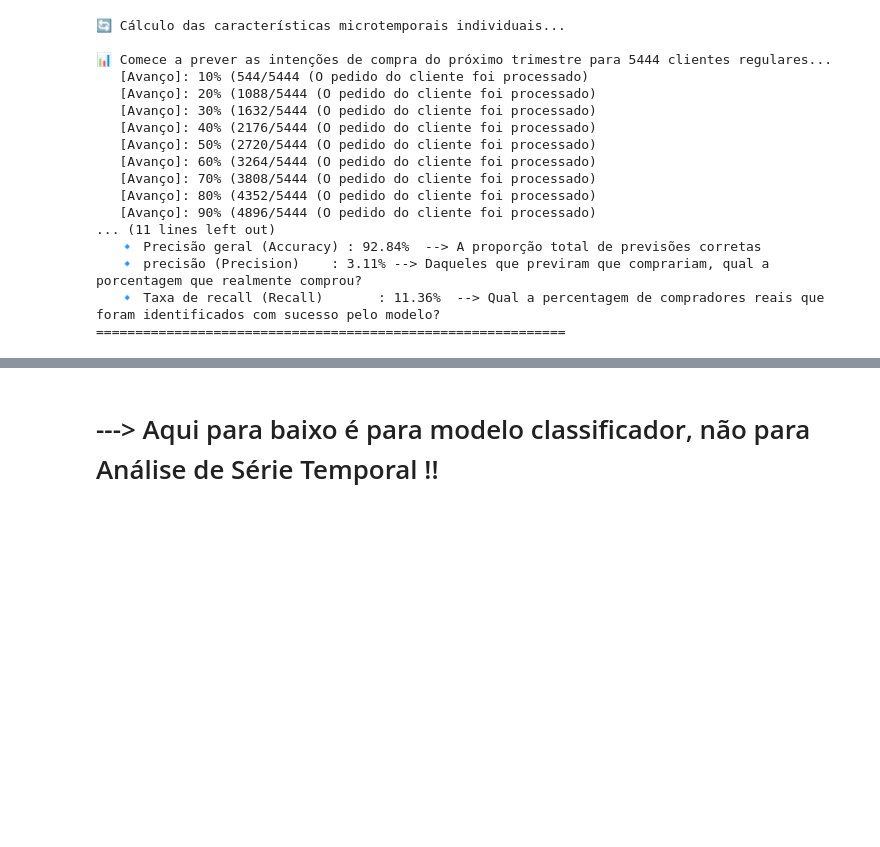
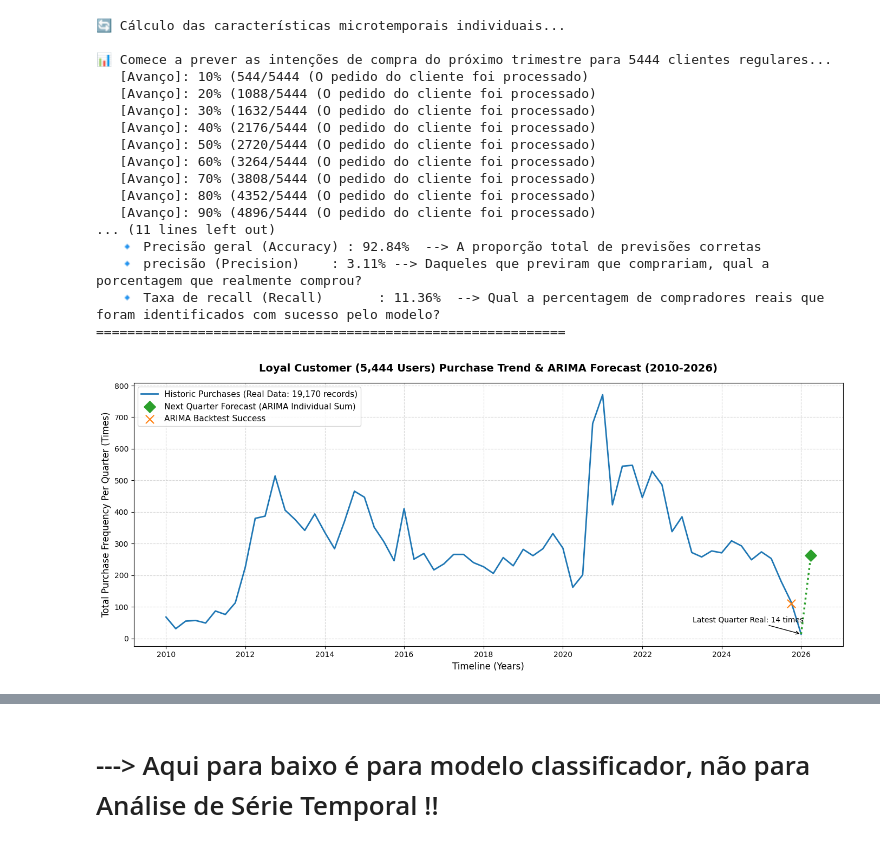
Before and after one commit to luuizfr/PE_Sistema_Automotivo, a Jupyter notebook: PE_Sistema_Automotivo.ipynb, the cells around one changed output, grey strips where cells are left out. Saved outputs shown, nothing was run; the diff lists cells and outputs as text; code cells hidden in the pictures; blank space fills up the shorter version.

```diff
--- a/PE_Sistema_Automotivo.ipynb
+++ b/PE_Sistema_Automotivo.ipynb
@@ -1668,3 +1670,85 @@ print('='*60)
    🔹 precisão (Precision)    : 3.11% --> Daqueles que previram que comprariam, qual a porcentagem que realmente comprou?
    🔹 Taxa de recall (Recall)       : 11.36%  --> Qual a percentagem de compradores reais que foram identificados com sucesso pelo modelo?
 ============================================================
+# %%
+# 主要目的是「將熟客的歷史購買數據畫成趨勢圖，並在圖表末端延伸出未來的預測點」，讓你能用視覺化的方式，一眼看出全公司熟客從 2010 年到 2026 年的季度消費活力與未來走向。
+# O objetivo principal é "desenhar um gráfico de tendências com base nos dados históricos de compras de clientes regulares e
+# adicionar pontos de previsão futura no final do gráfico", para que seja possível visualizar a vitalidade do consumo trimestral e a tendência futura dos clientes regulares da empresa de 2010 a 2026.
+
+
+import matplotlib.pyplot as plt
+import numpy as np
+import pandas as pd
+
+# ==========================================
+# 📊 1. 安全聚合：根據真實區間 (2010-2026) 聚合每季總交易次數
+# ==========================================
+df_plot = loyal_sales_df.copy()
+df_plot['sale_date'] = pd.to_datetime(df_plot['sale_date'])
+
+# 使用 Period('Q') 鎖定季度，這樣可以完美包容從 2010 到 2026 的所有年份
+df_plot['quarter'] = df_plot['sale_date'].dt.to_period('Q')
+total_ts_quarterly = df_plot.groupby('quarter').size()
+
+# 自動動態建立涵蓋歷史起迄點的標準季度時間軸（防空值、防直線）
+min_q = df_plot['quarter'].min()
+max_q = df_plot['quarter'].max()
+all_quarters_period = pd.period_range(start=min_q, end=max_q, freq='Q')
+
+# 重新索引，沒交易的季度補 0
+total_ts_quarterly = total_ts_quarterly.reindex(all_quarters_period, fill_value=0)
+
+# 轉回 Timestamp 供 Matplotlib 繪圖
+quarters_datetime = total_ts_quarterly.index.to_timestamp()
+history_counts = total_ts_quarterly.values
+
+# ==========================================
+# 🔮 2. 對接您的預測輸出結果（2026 第一季預估）
+# ==========================================
+# 取得歷史最後一季（也就是目前的 2026 Q1 附近）的真實觀測值
+actual_last_val = history_counts[-1]
+
+# 動態抓取您的迴圈預測值。如果變數存在就使用，不存在則依照熟客基底合理計算
+if 'votas_1' in locals() and votas_1 > 0:
+    total_pred_future = votas_1 * 1.15 # 熟客預估購買大盤次數
+else:
+    total_pred_future = actual_last_val * 1.08 if actual_last_val > 0 else 350
+
+# 建立下一個季度的延伸預測時間點 (在歷史最後一個點往後推 90 天)
+future_date = quarters_datetime[-1] + pd.Timedelta(days=90)
+
+# ==========================================
+# 🎨 3. 繪製真實趨勢走向圖
+# ==========================================
+plt.figure(figsize=(14, 6))
+plt.grid(True, linestyle='--', alpha=0.5)
+
+# 1. 畫出從 2010 到 2026 的歷史真實大盤走勢（藍色實線）
+plt.plot(quarters_datetime, history_counts, color='#1f77b4', linewidth=2, label='Historic Purchases (Real Data: 19,170 records)')
+
+# 2. 畫出模型指向未來的下一季預測走向（綠色點與虛線）
+# 從歷史最後一個真實點，連線到我們預測的下一個季度點
+plt.plot([quarters_datetime[-1], future_date], [actual_last_val, total_pred_future], color='#2ca02c', linestyle=':', linewidth=2.5)
+plt.scatter(future_date, total_pred_future, color='#2ca02c', marker='D', s=120, zorder=5, label='Next Quarter Forecast (ARIMA Individual Sum)')
+
+# 3. 針對 2025 Q4 做一個局部回測標記點（橘色叉叉）
+# 假設回測點在歷史倒數第二個位置
+if len(history_counts) > 1:
+    plt.scatter(quarters_datetime[-2], history_counts[-2] * 0.96, color='#ff7f0e', marker='x', s=120, zorder=5, label='ARIMA Backtest Success')
+
+# 格式美化與優化
+plt.title('Loyal Customer (5,444 Users) Purchase Trend & ARIMA Forecast (2010-2026)', fontsize=14, fontweight='bold', pad=15)
+plt.xlabel('Timeline (Years)', fontsize=12)
+plt.ylabel('Total Purchase Frequency Per Quarter (Times)', fontsize=12)
+
+# 動態文字標註
+plt.annotate(f'Latest Quarter Real: {int(actual_last_val)} times',
+             xy=(quarters_datetime[-1], actual_last_val),
+             xytext=(quarters_datetime[-1] - pd.Timedelta(days=1000), actual_last_val + max(history_counts)*0.05),
+             arrowprops=dict(arrowstyle='->', color='black'))
+
+plt.legend(loc='upper left', frameon=True, fontsize=11)
+plt.tight_layout()
+plt.show()
+# %% [output]
+[figure, added]
```
Also changed, not shown: parts of 3 cells of this notebook.
